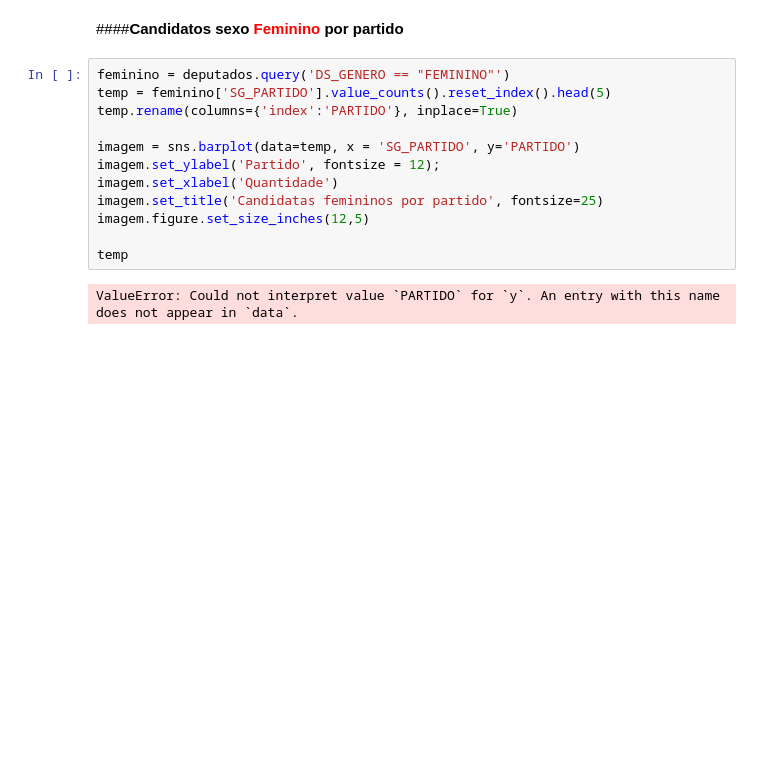
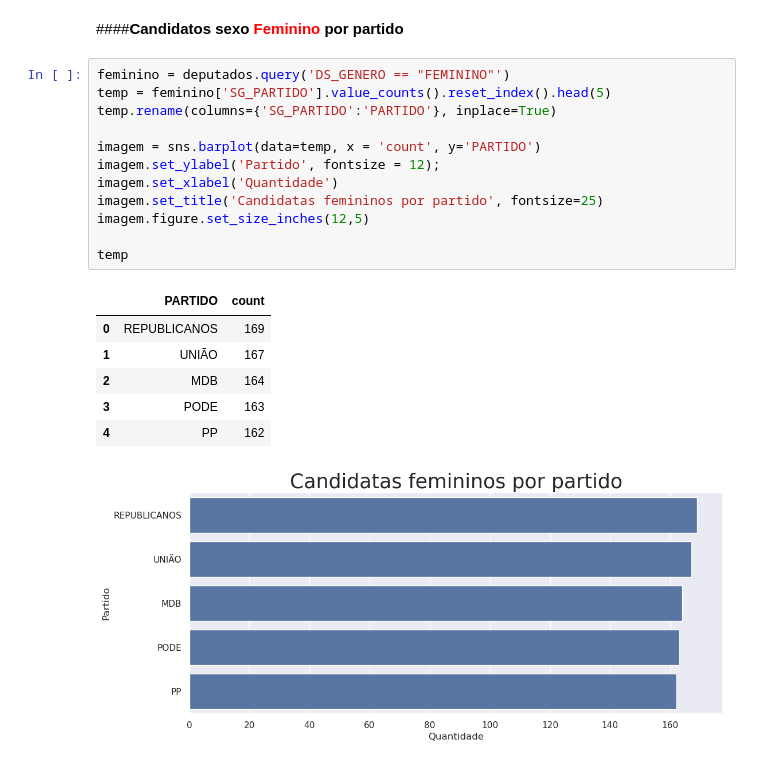
Before and after one commit to leandroclv/analise_manipulacao_dados_pandas_udemy, a Jupyter notebook: df_dados_TSE.ipynb, the cells around one changed output. Saved outputs shown, nothing was run; the diff lists cells and outputs as text; blank space fills up the shorter version.

```diff
--- a/df_dados_TSE.ipynb
+++ b/df_dados_TSE.ipynb
@@ -349,15 +349,21 @@ Quantidade em percentual
 # %%
 feminino = deputados.query('DS_GENERO == "FEMININO"')
 temp = feminino['SG_PARTIDO'].value_counts().reset_index().head(5)
-temp.rename(columns={'index':'PARTIDO'}, inplace=True)
+temp.rename(columns={'SG_PARTIDO':'PARTIDO'}, inplace=True)
 
-imagem = sns.barplot(data=temp, x = 'SG_PARTIDO', y='PARTIDO')
+imagem = sns.barplot(data=temp, x = 'count', y='PARTIDO')
 imagem.set_ylabel('Partido', fontsize = 12);
 imagem.set_xlabel('Quantidade')
 imagem.set_title('Candidatas femininos por partido', fontsize=25)
 imagem.figure.set_size_inches(12,5)
 
 temp
 # %% [output]
-ValueError: Could not interpret value `PARTIDO` for `y`. An entry with this name does not appear in `data`.
+|  | PARTIDO | count |
+| 0 | REPUBLICANOS | 169 |
+| 1 | UNIÃO | 167 |
+| 2 | MDB | 164 |
+| 3 | PODE | 163 |
+| 4 | PP | 162 |
+[figure, added]
 # %%
```
Also changed, not shown: parts of 11 cells of this notebook.
